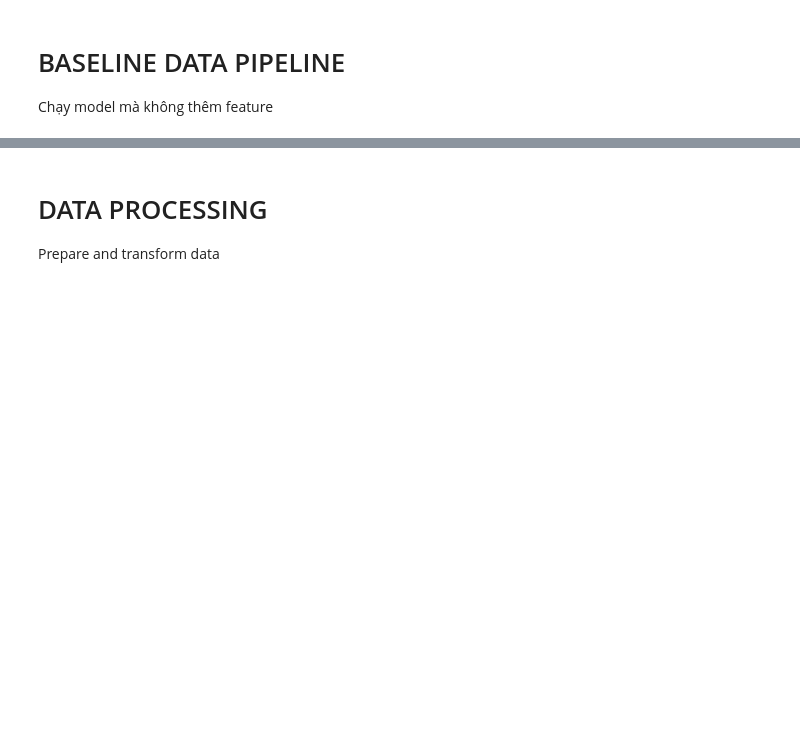
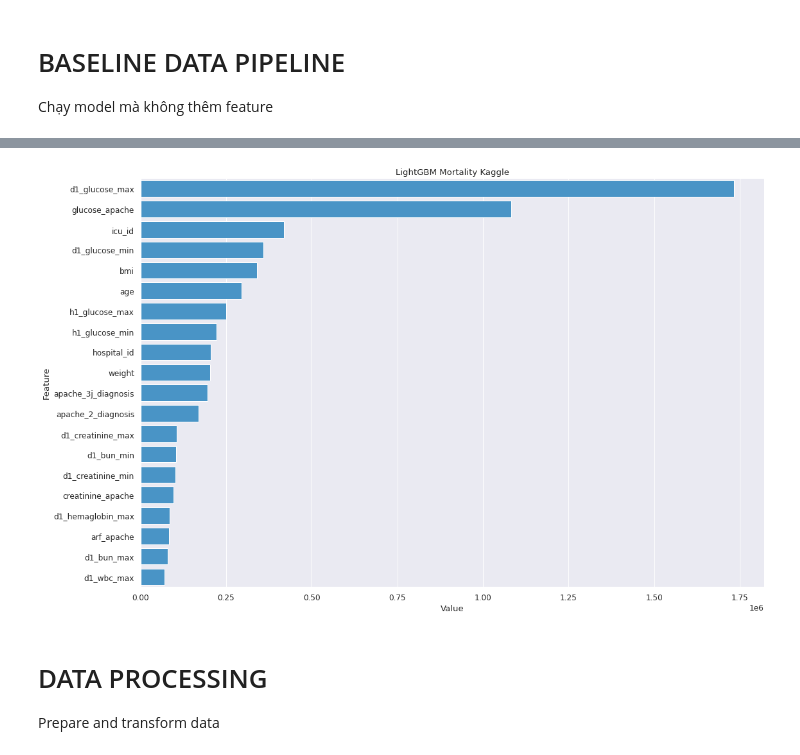
Before and after one commit to quanvu0996/compet, a Jupyter notebook: Kaggle_compet/WiDS_2021/turning_model_quanvh8_wids_2021.ipynb, the cells around one changed output, grey strips where cells are left out. Drawn from its saved outputs; the diff is of its cells as text; code cells hidden in the pictures; blank space fills up the shorter version.

```diff
--- a/Kaggle_compet/WiDS_2021/turning_model_quanvh8_wids_2021.ipynb
+++ b/Kaggle_compet/WiDS_2021/turning_model_quanvh8_wids_2021.ipynb
@@ -140,3 +167,8 @@ KeyboardInterrupt: ignored
+# %%
+# Model 2
+feature_imp_list=oc.plot_imp(clf,X,'LightGBM Mortality Kaggle',num=20)
+# %% [output]
+[figure, added]
 # %% [markdown]
 # DATA PROCESSING
 Prepare and transform data
```
Also changed, not shown: parts of 5 cells of this notebook.
